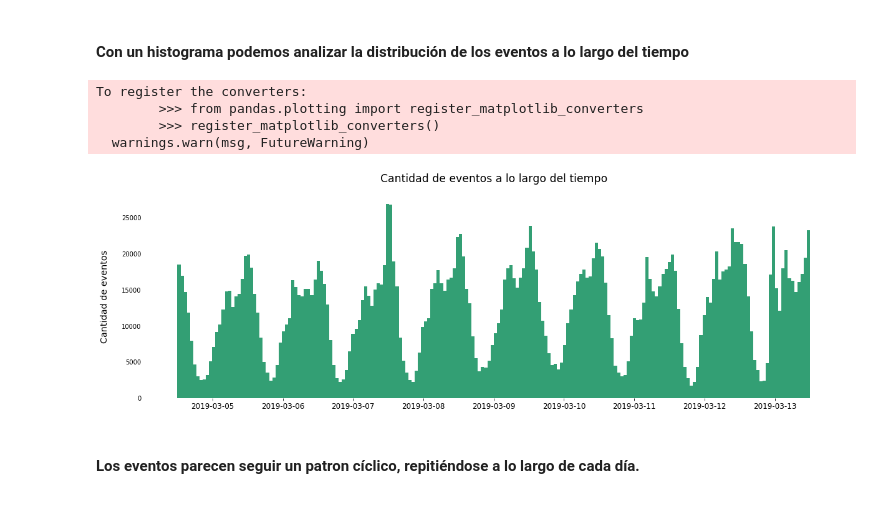
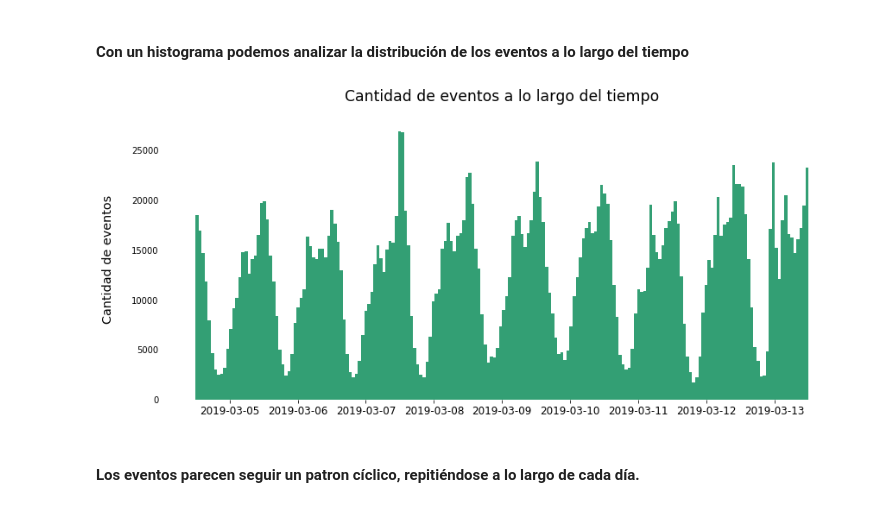
Before and after one commit to nkazlauskas/7506-tp1, a Jupyter notebook: events.ipynb, the cells around one changed output. Saved outputs shown, nothing was run; the diff lists cells and outputs as text; code cells hidden in the pictures.

```diff
--- a/events.ipynb
+++ b/events.ipynb
@@ -5,7 +5,7 @@ import seaborn as sns
 # %% [markdown]
 #### Cargamos el csv que tiene los datos correspondientes a los eventos
 # %%
-events = pd.read_csv('events.csv.gzip', compression = 'gzip')
+events = pd.read_csv('events.csv.gzip', compression = 'gzip', low_memory = False);
 # %%
 events.head()
 # %% [output]
@@ -57,30 +57,26 @@ events['just_time'] = pd.to_datetime(events['date']).dt.time
 # %% [markdown]
 #### Con un histograma podemos analizar la distribución de los eventos a lo largo del tiempo
 # %%
-plt.figure(figsize=(20, 6))
+plt.figure(figsize=(14, 6))
 plt.hist(events['date'], bins = 200, color = '#008751', alpha = 0.8)
 
 plt.tick_params(top = False, bottom = True, left = False, right = False, labelleft = True, labelbottom = True)
 
 for spine in plt.gca().spines.values():
     spine.set_visible(False)
 
 plt.xticks(ticks = [pd.to_datetime('2019-03-05 12:00:00'), pd.to_datetime('2019-03-06 12:00:00'), pd.to_datetime('2019-03-07 12:00:00'),
                     pd.to_datetime('2019-03-08 12:00:00'), pd.to_datetime('2019-03-09 12:00:00'), pd.to_datetime('2019-03-10 12:00:00'),
                    pd.to_datetime('2019-03-11 12:00:00'), pd.to_datetime('2019-03-12 12:00:00'), pd.to_datetime('2019-03-13 12:00:00')],
            labels = ['2019-03-05', '2019-03-06', '2019-03-07', '2019-03-08','2019-03-09', '2019-03-10', '2019-03-11', '2019-03-12', '2019-03-13'],
            fontsize = 'large')
 plt.ylabel('Cantidad de eventos', labelpad = 20, fontsize = 'x-large')
 plt.title('Cantidad de eventos a lo largo del tiempo', fontsize = 'xx-large', pad = 20)
 
 
-plt.show()
+plt.show();
 # %% [output]
-To register the converters:
-        >>> from pandas.plotting import register_matplotlib_converters
-        >>> register_matplotlib_converters()
-  warnings.warn(msg, FutureWarning)
-[figure, old version]
+[figure, new version]
 # %% [markdown]
 #### Los eventos parecen seguir un patron cíclico, repitiéndose a lo largo de cada día.
 # %% [markdown]
```
Also changed, not shown: parts of 10 cells of this notebook, 1 other file.
